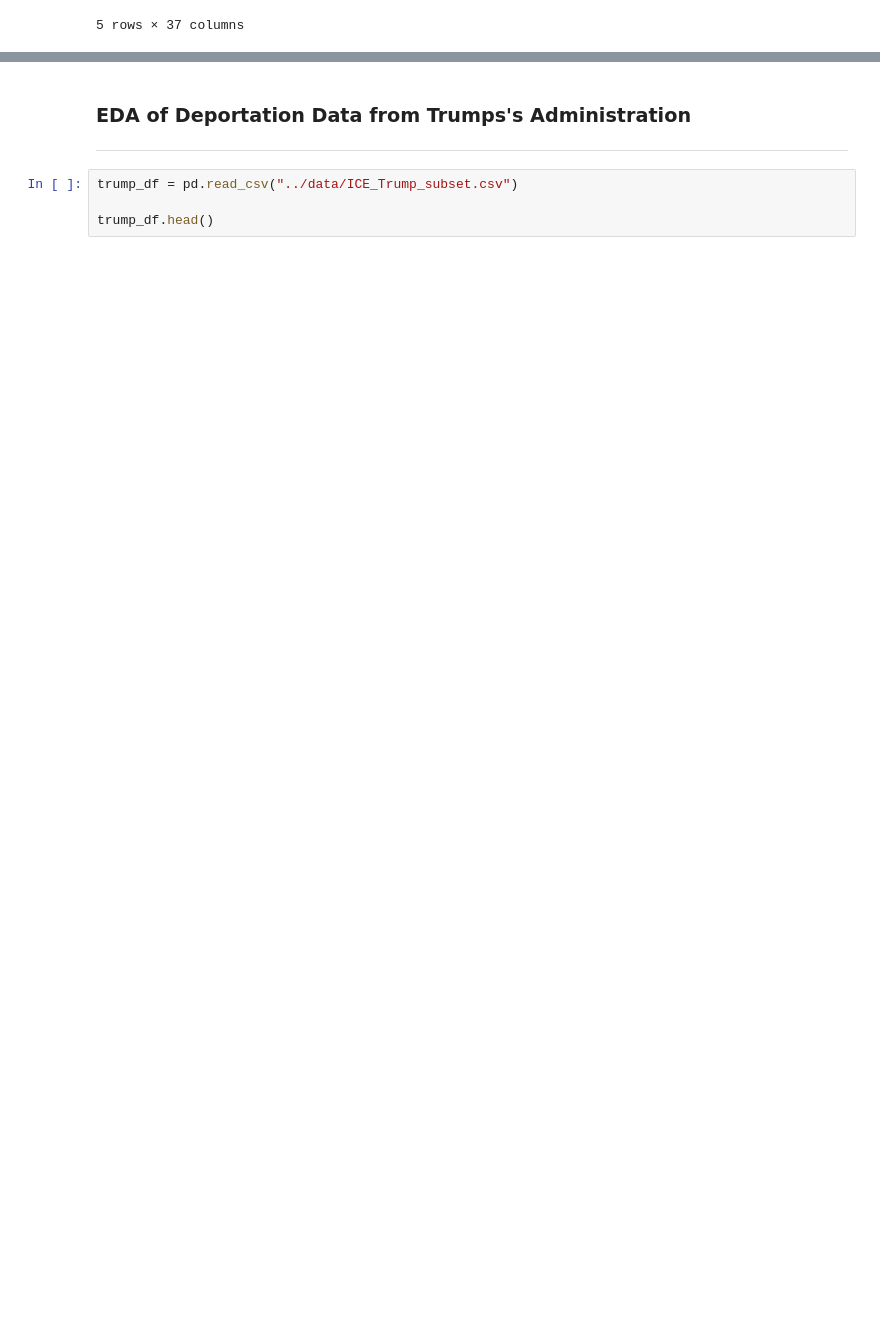
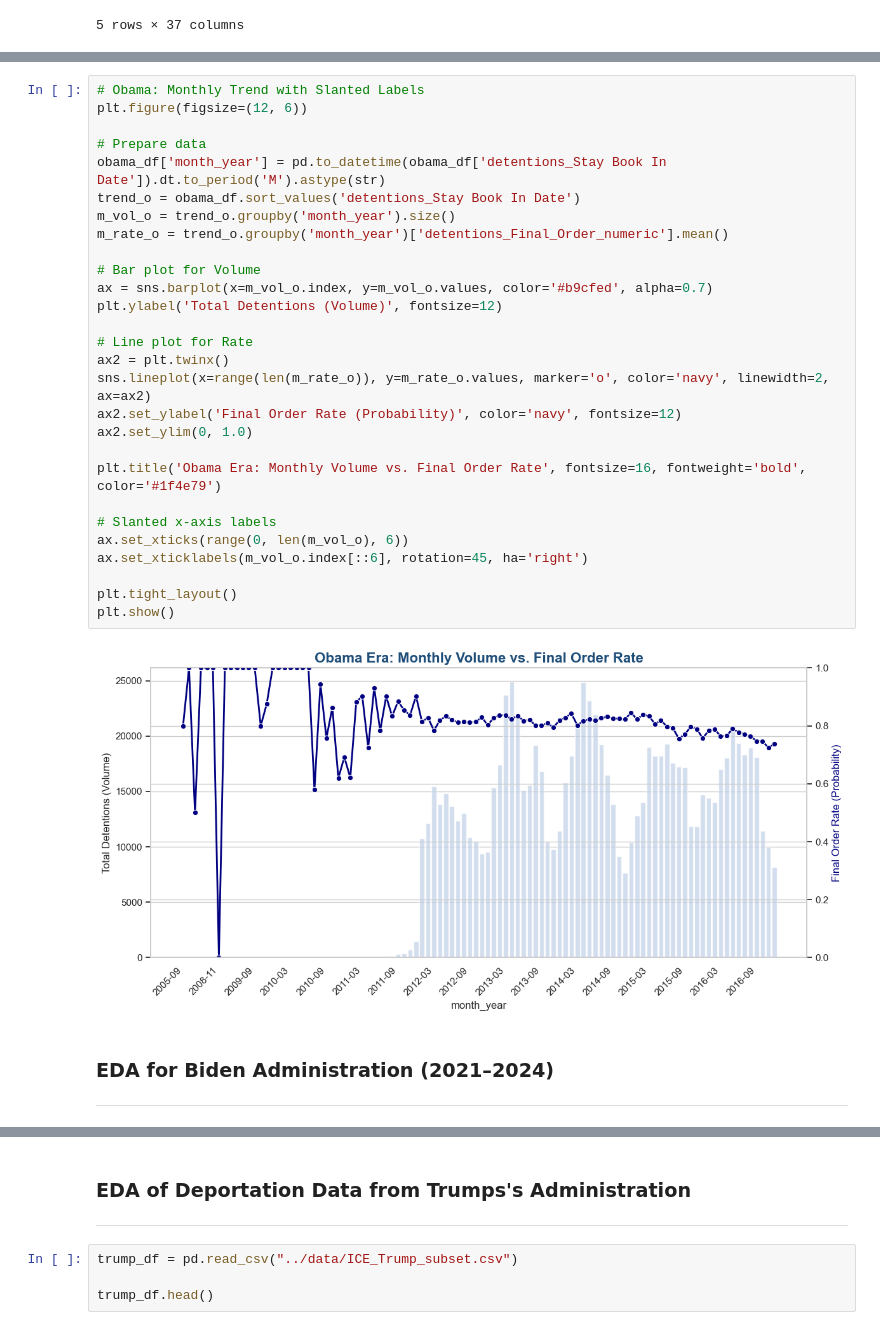
Before and after one commit to emilynnguyen1/ICE-Outcomes, a Jupyter notebook: notebooks/Exploratory-Data-Analysis.ipynb, the cells around one changed output, grey strips where cells are left out. Drawn from its saved outputs; the diff is of its cells as text; blank space fills up the shorter version.

```diff
--- a/notebooks/Exploratory-Data-Analysis.ipynb
+++ b/notebooks/Exploratory-Data-Analysis.ipynb
@@ -637,0 +703,33 @@ obama_df.head()
+# %%
+# Obama: Monthly Trend with Slanted Labels
+plt.figure(figsize=(12, 6))
+
+# Prepare data
+obama_df['month_year'] = pd.to_datetime(obama_df['detentions_Stay Book In Date']).dt.to_period('M').astype(str)
+trend_o = obama_df.sort_values('detentions_Stay Book In Date')
+m_vol_o = trend_o.groupby('month_year').size()
+m_rate_o = trend_o.groupby('month_year')['detentions_Final_Order_numeric'].mean()
+
+# Bar plot for Volume
+ax = sns.barplot(x=m_vol_o.index, y=m_vol_o.values, color='#b9cfed', alpha=0.7)
+plt.ylabel('Total Detentions (Volume)', fontsize=12)
+
+# Line plot for Rate
+ax2 = plt.twinx()
+sns.lineplot(x=range(len(m_rate_o)), y=m_rate_o.values, marker='o', color='navy', linewidth=2, ax=ax2)
+ax2.set_ylabel('Final Order Rate (Probability)', color='navy', fontsize=12)
+ax2.set_ylim(0, 1.0)
+
+plt.title('Obama Era: Monthly Volume vs. Final Order Rate', fontsize=16, fontweight='bold', color='#1f4e79')
+
+# Slanted x-axis labels
+ax.set_xticks(range(0, len(m_vol_o), 6))
+ax.set_xticklabels(m_vol_o.index[::6], rotation=45, ha='right')
+
+plt.tight_layout()
+plt.show()
+# %% [output]
+[figure, added]
+# %% [markdown]
+### EDA for Biden Administration (2021–2024)
+---
```
Also changed, not shown: parts of 12 cells of this notebook.
